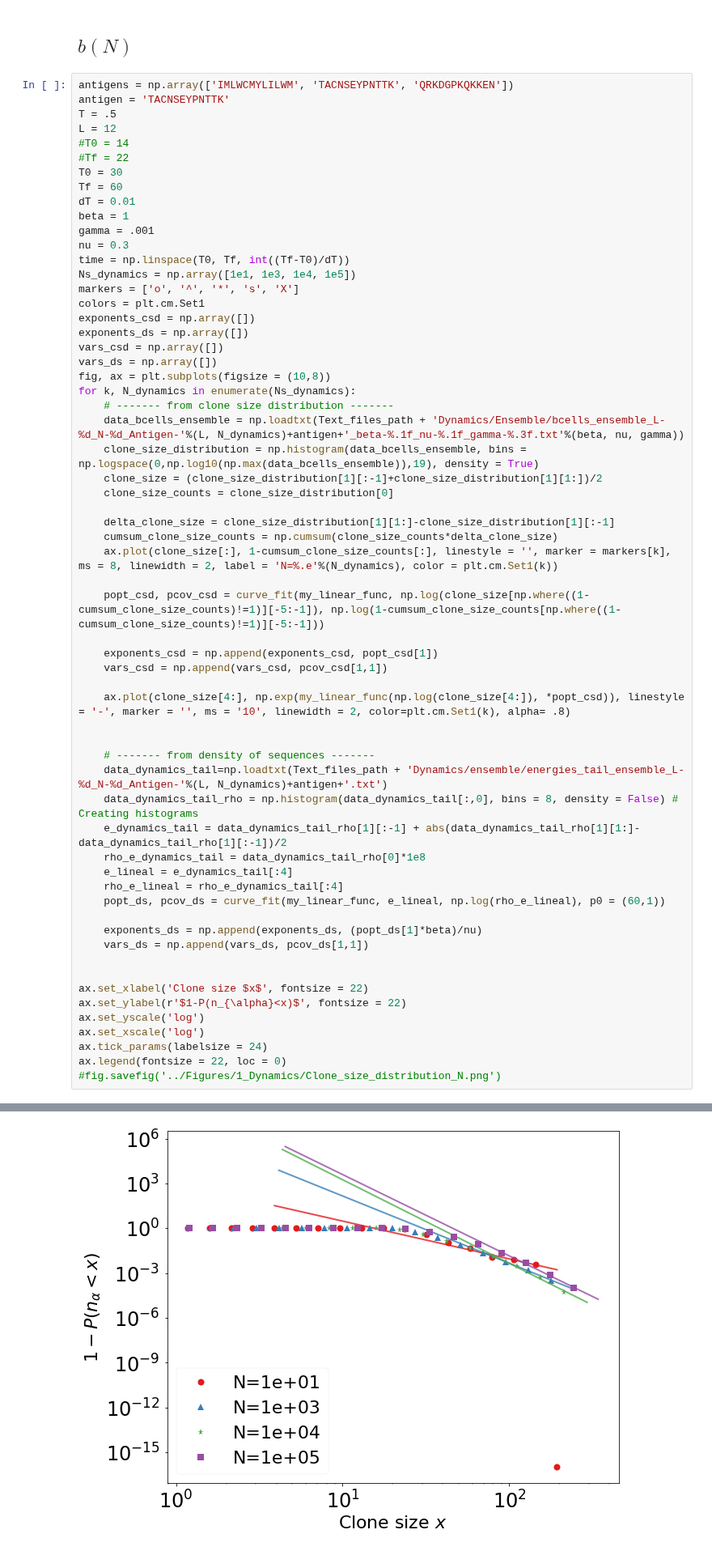
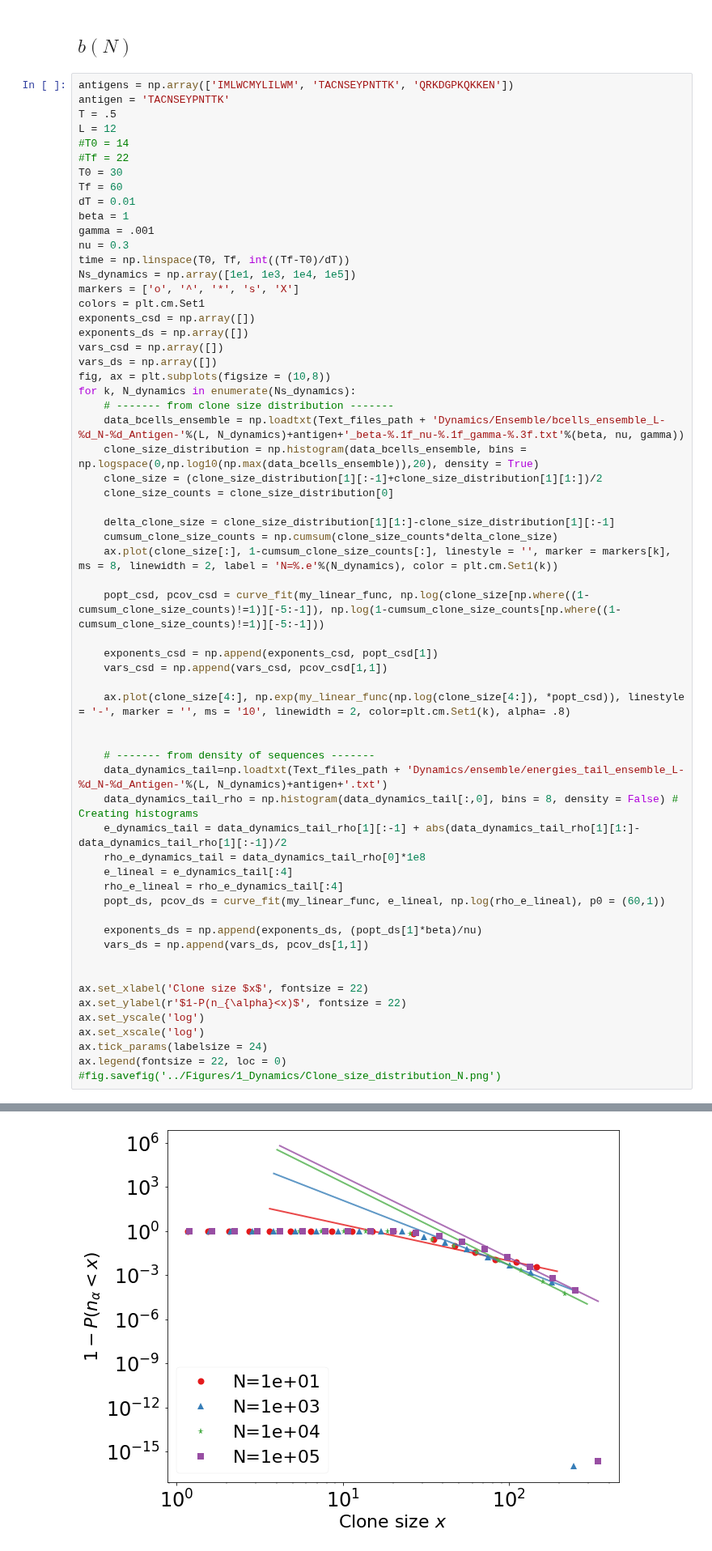
Before and after one commit to betoto008/Affinity_maturation, a Jupyter notebook: Jupyter_Notebooks/1_Dynamics.ipynb, the cells around one changed output, grey strips where cells are left out. Shown at 81% size. Drawn from its saved outputs; the diff is of its cells as text.

```diff
--- a/Jupyter_Notebooks/1_Dynamics.ipynb
+++ b/Jupyter_Notebooks/1_Dynamics.ipynb
@@ -211,7 +211,7 @@ fig, ax = plt.subplots(figsize = (10,8))
 for k, N_dynamics in enumerate(Ns_dynamics):
     # ------- from clone size distribution -------
     data_bcells_ensemble = np.loadtxt(Text_files_path + 'Dynamics/Ensemble/bcells_ensemble_L-%d_N-%d_Antigen-'%(L, N_dynamics)+antigen+'_beta-%.1f_nu-%.1f_gamma-%.3f.txt'%(beta, nu, gamma))
-    clone_size_distribution = np.histogram(data_bcells_ensemble, bins = np.logspace(0,np.log10(np.max(data_bcells_ensemble)),19), density = True)
+    clone_size_distribution = np.histogram(data_bcells_ensemble, bins = np.logspace(0,np.log10(np.max(data_bcells_ensemble)),20), density = True)
     clone_size = (clone_size_distribution[1][:-1]+clone_size_distribution[1][1:])/2
     clone_size_counts = clone_size_distribution[0]
 
@@ -222,34 +222,34 @@ for k, N_dynamics in enumerate(Ns_dynamics):
     popt_csd, pcov_csd = curve_fit(my_linear_func, np.log(clone_size[np.where((1-cumsum_clone_size_counts)!=1)][-5:-1]), np.log(1-cumsum_clone_size_counts[np.where((1-cumsum_clone_size_counts)!=1)][-5:-1]))
 
     exponents_csd = np.append(exponents_csd, popt_csd[1])
     vars_csd = np.append(vars_csd, pcov_csd[1,1])
 
     ax.plot(clone_size[4:], np.exp(my_linear_func(np.log(clone_size[4:]), *popt_csd)), linestyle = '-', marker = '', ms = '10', linewidth = 2, color=plt.cm.Set1(k), alpha= .8)
 
 
     # ------- from density of sequences -------
     data_dynamics_tail=np.loadtxt(Text_files_path + 'Dynamics/ensemble/energies_tail_ensemble_L-%d_N-%d_Antigen-'%(L, N_dynamics)+antigen+'.txt')
     data_dynamics_tail_rho = np.histogram(data_dynamics_tail[:,0], bins = 8, density = False) # Creating histograms
     e_dynamics_tail = data_dynamics_tail_rho[1][:-1] + abs(data_dynamics_tail_rho[1][1:]-data_dynamics_tail_rho[1][:-1])/2
     rho_e_dynamics_tail = data_dynamics_tail_rho[0]*1e8
     e_lineal = e_dynamics_tail[:4]
     rho_e_lineal = rho_e_dynamics_tail[:4]
     popt_ds, pcov_ds = curve_fit(my_linear_func, e_lineal, np.log(rho_e_lineal), p0 = (60,1))
 
     exponents_ds = np.append(exponents_ds, (popt_ds[1]*beta)/nu)
     vars_ds = np.append(vars_ds, pcov_ds[1,1])
 
 
 ax.set_xlabel('Clone size $x$', fontsize = 22)
 ax.set_ylabel(r'$1-P(n_{\alpha}<x)$', fontsize = 22)
 ax.set_yscale('log')
 ax.set_xscale('log')
 ax.tick_params(labelsize = 24)
 ax.legend(fontsize = 22, loc = 0)
 #fig.savefig('../Figures/1_Dynamics/Clone_size_distribution_N.png')
 # %% [output]
 <matplotlib.legend.Legend at 0x...>
-[figure, old version]
+[figure, new version]
 # %%
 mean_e =-28.945951714884234
 var_e = 9.378153782122688
```
Also changed, not shown: parts of 5 cells of this notebook, 24 other files.
